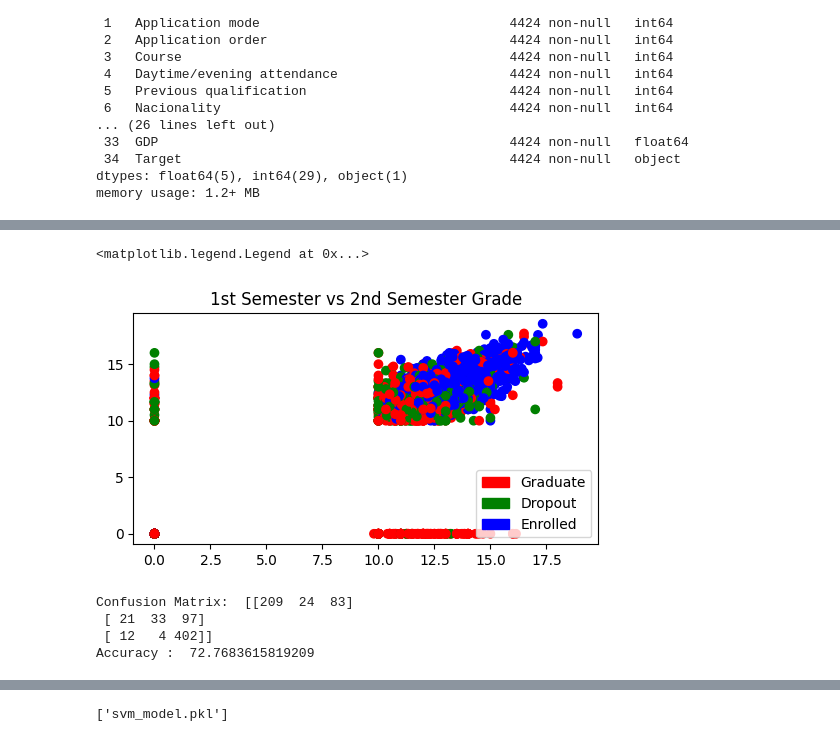
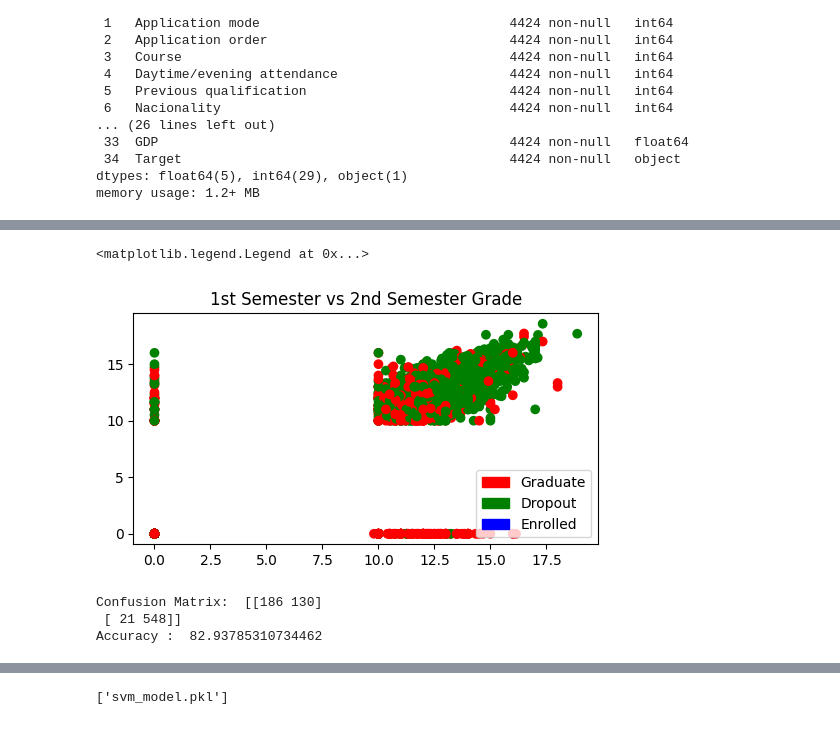
Before and after one commit to Maxw2012/Hackaton-Tecsup-2025, a Jupyter notebook: análisis/predict-students-dropout-and-academic-success.ipynb, the cells around one changed output, grey strips where cells are left out. Cells and saved outputs as stored; diff of their text form; code cells hidden in the pictures.

```diff
--- a/análisis/predict-students-dropout-and-academic-success.ipynb
+++ b/análisis/predict-students-dropout-and-academic-success.ipynb
@@ -45,3 +46,6 @@ Data columns (total 35 columns):
  34  Target                                          4424 non-null   object
 dtypes: float64(5), int64(29), object(1)
 memory usage: 1.2+ MB
+# %%
+# Modificar la columna 'Target'
+df['Target'] = df['Target'].apply(lambda x: 'No_dropout' if x != 'Dropout' else 'Dropout')
@@ -51,16 +65,16 @@ df['Target'] = label_encoder.fit_transform(df['Target'])
 # %%
 plt.figure(figsize=(6,3))
 colors=np.array(['red','green','blue'])
 red_patch=mpatches.Patch(color='red',label='Graduate' )
 green_patch=mpatches.Patch(color='green',label='Dropout' )
-blue_patch=mpatches.Patch(color='blue',label='Enrolled' )
+# blue_patch=mpatches.Patch(color='blue',label='Enrolled' )
 
 plt.scatter( df["Curricular units 1st sem (grade)"],df["Curricular units 2nd sem (grade)"],c=colors[df['Target']])
 plt.title("1st Semester vs 2nd Semester Grade")
 plt.legend(handles =[red_patch,green_patch,blue_patch])
 # %% [output]
 <matplotlib.legend.Legend at 0x...>
-[figure, old version]
+[figure, new version]
 # %%
 X = df.values[:, 0:34]
 Y = df.values[:, -1]
@@ -77,10 +91,9 @@ y_pred = KNN.predict(X_test)
 print("Confusion Matrix: ", confusion_matrix(y_test, y_pred))
 print("Accuracy : ", accuracy_score(y_test, y_pred)*100)
 # %% [output]
-Confusion Matrix:  [[209  24  83]
- [ 21  33  97]
- [ 12   4 402]]
-Accuracy :  72.7683615819209
+Confusion Matrix:  [[186 130]
+ [ 21 548]]
+Accuracy :  82.93785310734462
 # %%
 error = []
 
```
Also changed, not shown: parts of 15 cells of this notebook, 1 other file.
